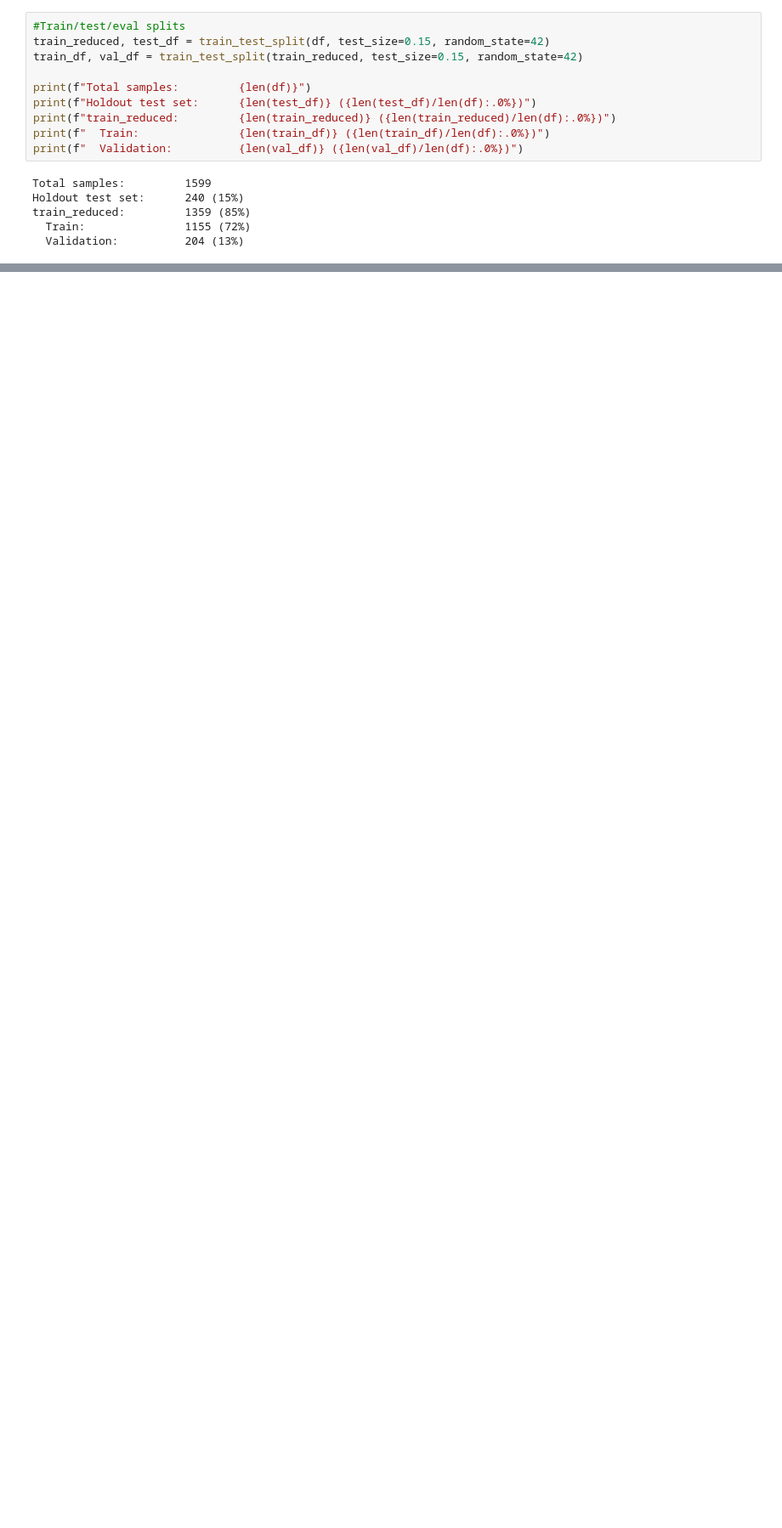
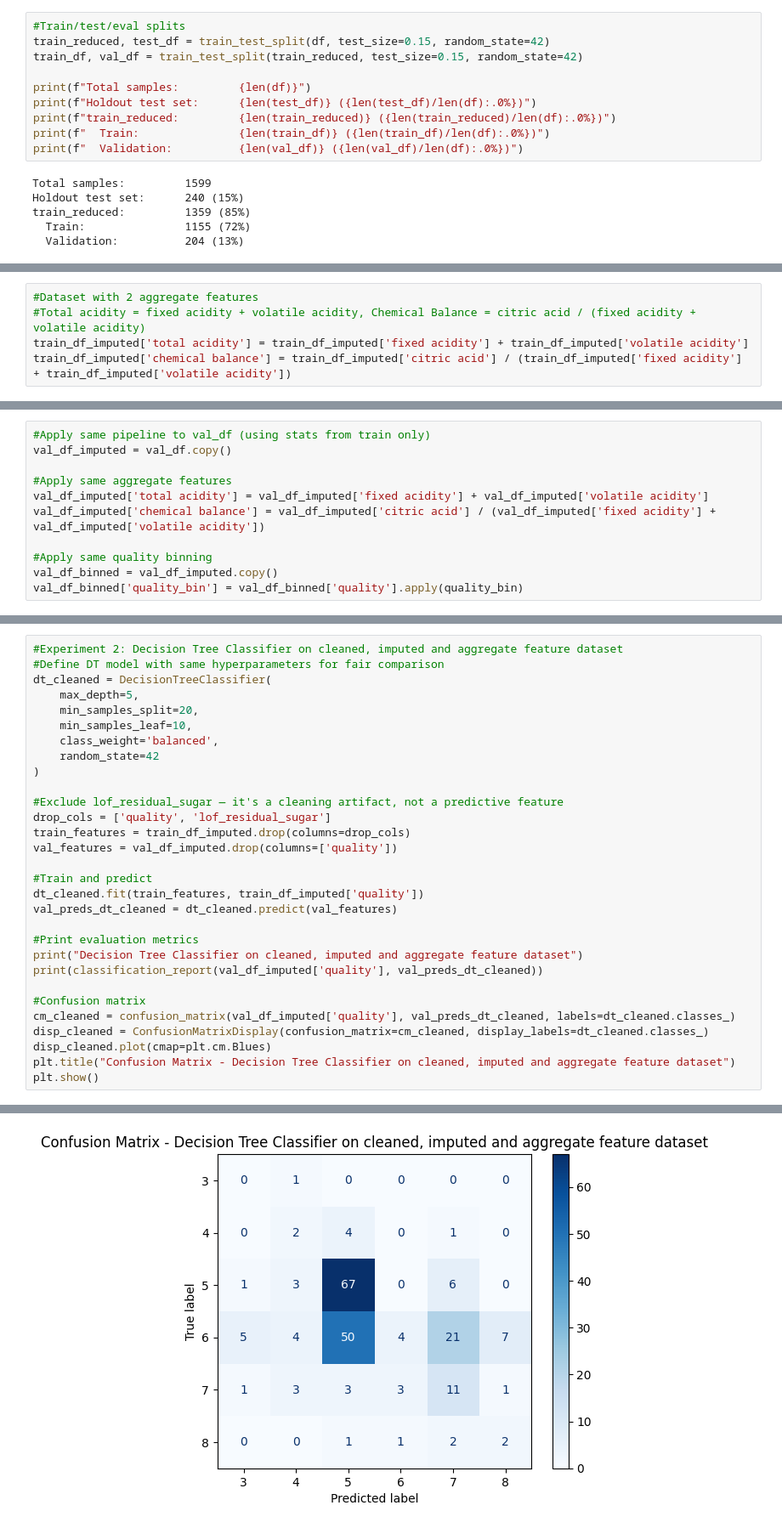
Before and after one commit to JCoji/DataScienceA2, a Jupyter notebook: A3 - Jonthan Cojita, Lucas Gavura.ipynb, the cells around one changed output, grey strips where cells are left out. Shown at 85% size. Saved outputs shown, nothing was run; the diff lists cells and outputs as text; blank space fills up the shorter version.

```diff
--- a/A3 - Jonthan Cojita, Lucas Gavura.ipynb
+++ b/A3 - Jonthan Cojita, Lucas Gavura.ipynb
@@ -120,3 +164,8 @@ plt.ylabel("Frequency")
 plt.show()
 # %% [output]
 [figure]
+# %%
+#Dataset with 2 aggregate features
+#Total acidity = fixed acidity + volatile acidity, Chemical Balance = citric acid / (fixed acidity + volatile acidity)
+train_df_imputed['total acidity'] = train_df_imputed['fixed acidity'] + train_df_imputed['volatile acidity']
+train_df_imputed['chemical balance'] = train_df_imputed['citric acid'] / (train_df_imputed['fixed acidity'] + train_df_imputed['volatile acidity'])
@@ -122,0 +184,11 @@ plt.show()
+# %%
+#Apply same pipeline to val_df (using stats from train only)
+val_df_imputed = val_df.copy()
+
+#Apply same aggregate features
+val_df_imputed['total acidity'] = val_df_imputed['fixed acidity'] + val_df_imputed['volatile acidity']
+val_df_imputed['chemical balance'] = val_df_imputed['citric acid'] / (val_df_imputed['fixed acidity'] + val_df_imputed['volatile acidity'])
+
+#Apply same quality binning
+val_df_binned = val_df_imputed.copy()
+val_df_binned['quality_bin'] = val_df_binned['quality'].apply(quality_bin)
@@ -122,0 +238,31 @@ plt.show()
+# %%
+#Experiment 2: Decision Tree Classifier on cleaned, imputed and aggregate feature dataset
+#Define DT model with same hyperparameters for fair comparison
+dt_cleaned = DecisionTreeClassifier(
+    max_depth=5,
+    min_samples_split=20,
+    min_samples_leaf=10,
+    class_weight='balanced',
+    random_state=42
+)
+
+#Exclude lof_residual_sugar — it's a cleaning artifact, not a predictive feature
+drop_cols = ['quality', 'lof_residual_sugar']
+train_features = train_df_imputed.drop(columns=drop_cols)
+val_features = val_df_imputed.drop(columns=['quality'])
+
+#Train and predict
+dt_cleaned.fit(train_features, train_df_imputed['quality'])
+val_preds_dt_cleaned = dt_cleaned.predict(val_features)
+
+#Print evaluation metrics
+print("Decision Tree Classifier on cleaned, imputed and aggregate feature dataset")
+print(classification_report(val_df_imputed['quality'], val_preds_dt_cleaned))
+
+#Confusion matrix
+cm_cleaned = confusion_matrix(val_df_imputed['quality'], val_preds_dt_cleaned, labels=dt_cleaned.classes_)
+disp_cleaned = ConfusionMatrixDisplay(confusion_matrix=cm_cleaned, display_labels=dt_cleaned.classes_)
+disp_cleaned.plot(cmap=plt.cm.Blues)
+plt.title("Confusion Matrix - Decision Tree Classifier on cleaned, imputed and aggregate feature dataset")
+plt.show()
+# %% [output]
@@ -122,0 +282 @@ plt.show()
+[figure, added]
```
Also changed, not shown: parts of 9 cells of this notebook.
